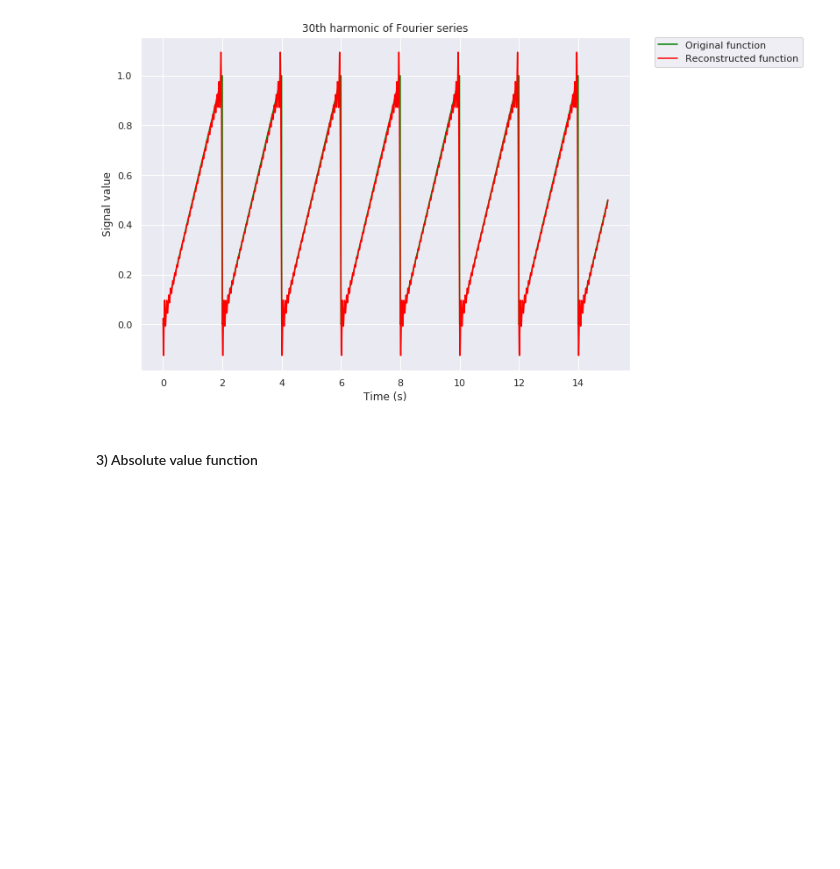
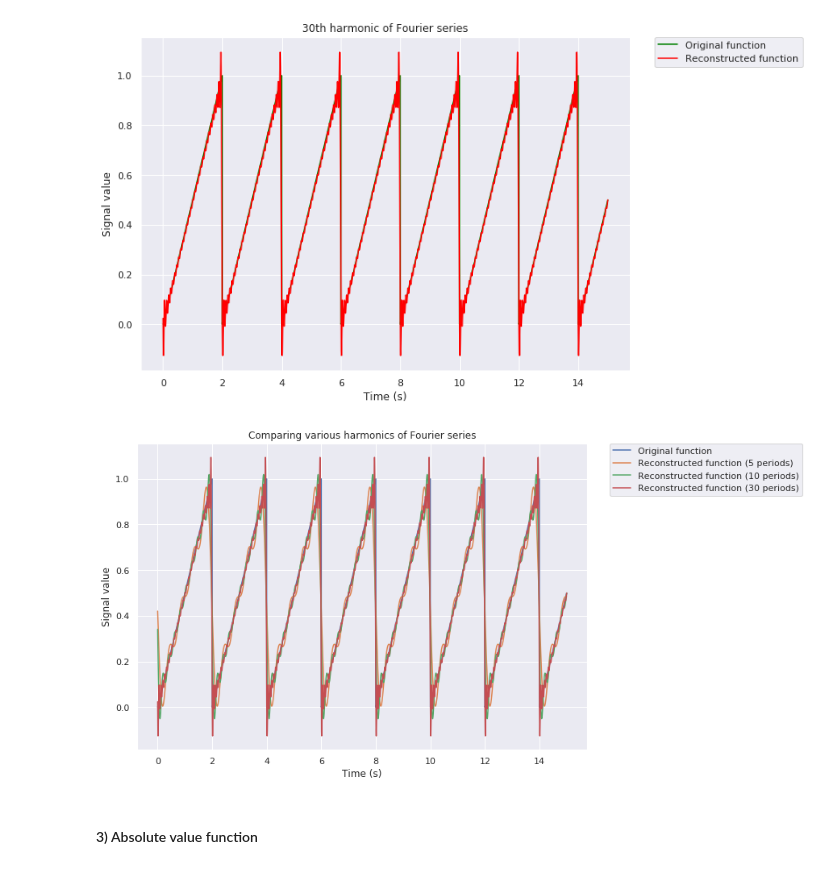
Before and after one commit to masterdesky/ELTE-signal-processing-2018, a Jupyter notebook: 2. feladatsor/Assignment 2.ipynb, the cells around one changed output. Cells and saved outputs as stored; diff of their text form; code cells hidden in the pictures; blank space fills up the shorter version.

```diff
--- a/2. feladatsor/Assignment 2.ipynb
+++ b/2. feladatsor/Assignment 2.ipynb
@@ -443,7 +443,7 @@ def FourierCoeff(signal, t, N_max, Complex=False):
     Parameters
     ----------
     signal : the periodic function's value as an np.array
-    t:
+    t: an np.linsapce array of points of time, where the signal got evalueted
     N_max : the function will return the first N_max + 1 Fourier coefficients
 
     Returns
@@ -453,6 +453,7 @@ def FourierCoeff(signal, t, N_max, Complex=False):
     a_0 : float
     a, b : np.float arrays describing respectively the cosine and sine coefficients
 
+    =======
     if Complex == True, the function returns:
 
     c : 1-dimensional complex-valued np.array of size N+1
@@ -462,7 +463,7 @@ def FourierCoeff(signal, t, N_max, Complex=False):
     # of a real-valued array by means of an efficient algorithm called the Fast Fourier Transform (FFT)
     y = np.fft.rfft(signal) / t.size
 
-    if Complex:
+    if(Complex):
         return(y)
     else:
         y *= 2
@@ -763,6 +766,26 @@ plt.legend(bbox_to_anchor=(1.05, 1), loc='upper left', borderaxespad=0.)
 plt.show()
 # %% [output]
 [figure]
+# %%
+ReconstFunc_2_5, ReconstTime_2_5 = FourierCalcReal(a_0_2, a_2, b_2, t_2_Fourier, T_2_Fourier, 5)
+ReconstFunc_2_10, ReconstTime_2_10 = FourierCalcReal(a_0_2, a_2, b_2, t_2_Fourier, T_2_Fourier, 10)
+ReconstFunc_2_30, ReconstTime_2_30 = FourierCalcReal(a_0_2, a_2, b_2, t_2_Fourier, T_2_Fourier, 30)
+# %%
+fig_f_2_Reconstruct_Compare = plt.figure(figsize=(10,7))
+
+plt.plot(time_2, signal_2, label="Original function")
+plt.plot(ReconstTime_2_5, ReconstFunc_2_5, label="Reconstructed function (5 periods)")
+plt.plot(ReconstTime_2_10, ReconstFunc_2_10, label="Reconstructed function (10 periods)")
+plt.plot(ReconstTime_2_30, ReconstFunc_2_30, label="Reconstructed function (30 periods)")
+
+plt.title("Comparing various harmonics of Fourier series")
+plt.xlabel("Time (s)")
+plt.ylabel("Signal value")
+
+plt.legend(bbox_to_anchor=(1.05, 1), loc='upper left', borderaxespad=0.)
+plt.show()
+# %% [output]
+[figure, added]
 # %% [markdown]
 #### 3) Absolute value function
 # %%
```
Also changed, not shown: parts of 59 cells of this notebook.
